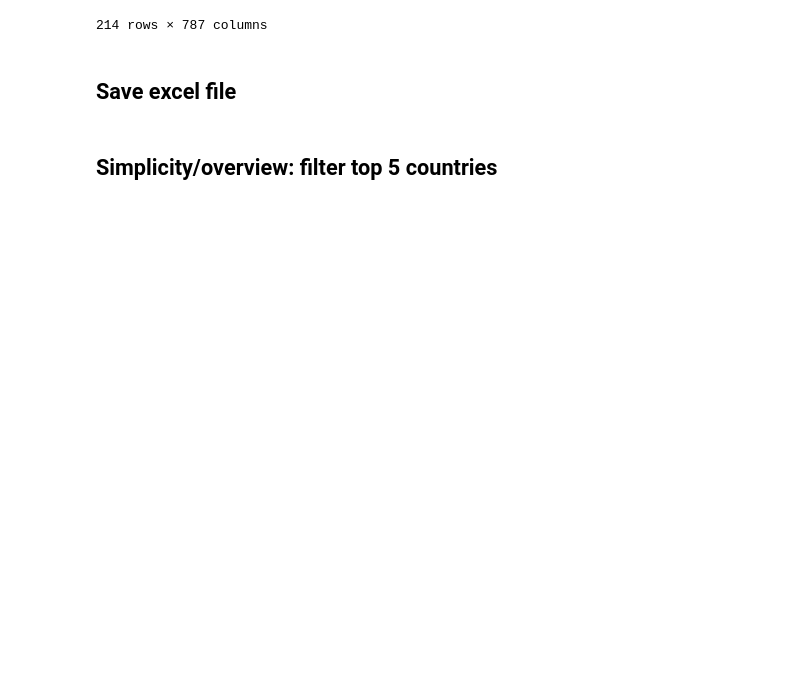
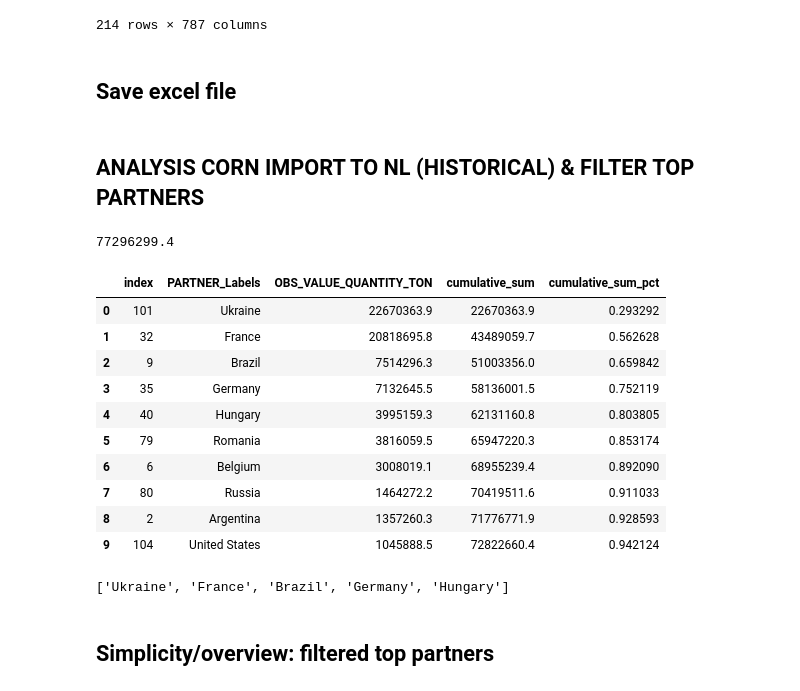
Before and after one commit to Gogonemnem/erasmus-university-rotterdam-assignments, a Jupyter notebook: code/notebooks/Bas/MAIZE - Data cleaning - full dataframe.ipynb, the cells around one changed output. Cells and saved outputs as stored; diff of their text form; code cells hidden in the pictures; blank space fills up the shorter version.

Commit message:
Automatische top partners selectie

```diff
--- a/code/notebooks/Bas/MAIZE - Data cleaning - full dataframe.ipynb
+++ b/code/notebooks/Bas/MAIZE - Data cleaning - full dataframe.ipynb
@@ -334,7 +292,55 @@ file_path = "df_maize_trade_oil_weather_futures.xlsx"
 
 # Write the df_pivot dataframe to the specified Excel file
 df_maize_corn_trade_weather_futures.to_excel(file_path, index=True)
+# %% [markdown]
+## ANALYSIS CORN IMPORT TO NL (HISTORICAL) & FILTER TOP PARTNERS
+# %%
+df_maize_corn_0['TIME_PERIOD'] = pd.to_datetime(df_maize_corn_0['TIME_PERIOD'])
+mask = (df_maize_corn_0['TIME_PERIOD'] >= '2005-01-01') & (df_maize_corn_0['TIME_PERIOD'] <= '2022-10-01')
+df_filtered = df_maize_corn_0.loc[mask]
+total = df_filtered['OBS_VALUE_QUANTITY_TON'].sum()
+
+total
+# %% [output]
+77296299.4
+# %%
+df_maize_corn_0['TIME_PERIOD'] = pd.to_datetime(df_maize_corn_0['TIME_PERIOD'])
+mask = (df_maize_corn_0['TIME_PERIOD'] >= '2005-01-01') & (df_maize_corn_0['TIME_PERIOD'] <= '2022-10-01')
+df_filtered = df_maize_corn_0.loc[mask]
+
+grouped = df_filtered.groupby('PARTNER_Labels')['OBS_VALUE_QUANTITY_TON'].sum().reset_index()
+grouped = grouped.sort_values(by='OBS_VALUE_QUANTITY_TON', ascending=False)
+grouped = grouped.reset_index()
+grouped['cumulative_sum'] = grouped['OBS_VALUE_QUANTITY_TON'].cumsum()
+grouped['cumulative_sum_pct'] = grouped['cumulative_sum'] / grouped['OBS_VALUE_QUANTITY_TON'].sum()
+
+grouped.head(10)
+# %% [output]
+|  | index | PARTNER_Labels | OBS_VALUE_QUANTITY_TON | cumulative_sum | cumulative_sum_pct |
+| 0 | 101 | Ukraine | 22670363.9 | 22670363.9 | 0.293292 |
+| 1 | 32 | France | 20818695.8 | 43489059.7 | 0.562628 |
+| 2 | 9 | Brazil | 7514296.3 | 51003356.0 | 0.659842 |
+| 3 | 35 | Germany | 7132645.5 | 58136001.5 | 0.752119 |
+| 4 | 40 | Hungary | 3995159.3 | 62131160.8 | 0.803805 |
+| 5 | 79 | Romania | 3816059.5 | 65947220.3 | 0.853174 |
+| 6 | 6 | Belgium | 3008019.1 | 68955239.4 | 0.892090 |
+| 7 | 80 | Russia | 1464272.2 | 70419511.6 | 0.911033 |
+| 8 | 2 | Argentina | 1357260.3 | 71776771.9 | 0.928593 |
+| 9 | 104 | United States | 1045888.5 | 72822660.4 | 0.942124 |
+# %%
+# Declare splitting point for cumulative import to NL history, biggest partners
+splitting_point = 0.8
+
+for i, row in grouped.iterrows():
+    if row['cumulative_sum_pct'] >= splitting_point:
+        top_x = i + 1
+        break
+
+top_partners = grouped['PARTNER_Labels'].head(top_x).tolist()
+top_partners
+# %% [output]
+['Ukraine', 'France', 'Brazil', 'Germany', 'Hungary']
 # %% [markdown]
-## Simplicity/overview: filter top 5 countries
+## Simplicity/overview: filtered top partners
 # %%
 # Filter the data to include only the desired countries
```
Also changed, not shown: parts of 6 cells of this notebook.
